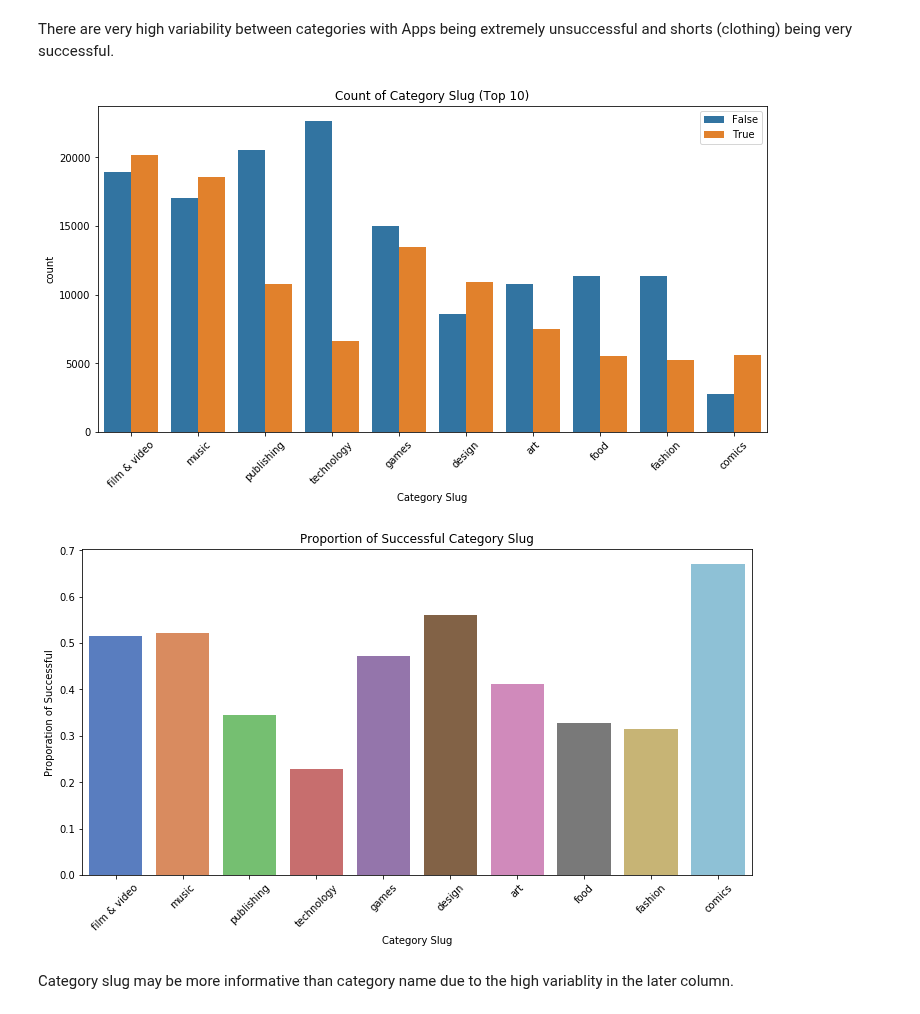
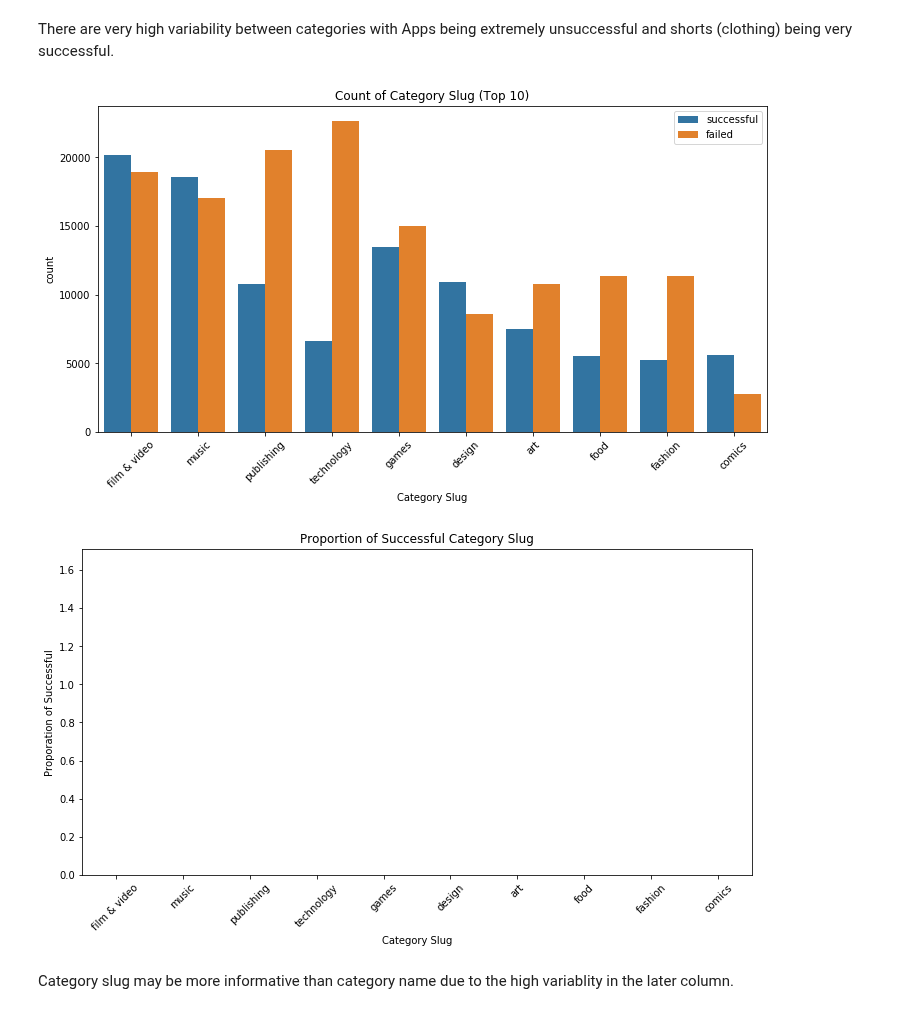
Before and after one commit to dwitten392/Springboard---DW, a Jupyter notebook: Capstone 1 - Kickstarter/Kickstarter Projects - Cleaning and Visualization.ipynb, the cells around one changed output. Drawn from its saved outputs; the diff is of its cells as text; code cells hidden in the pictures.

```diff
--- a/Capstone 1 - Kickstarter/Kickstarter Projects - Cleaning and Visualization.ipynb
+++ b/Capstone 1 - Kickstarter/Kickstarter Projects - Cleaning and Visualization.ipynb
@@ -141,12 +136,13 @@ cleaned_data['prop_goal'] = cleaned_data['usd_pledged'] / cleaned_data['goal_USD
 # %%
 #strip out city name
 cleaned_data['city'] = [i.split(', ')[0] for i in cleaned_data['location_displayable_name']]
-# %%
-#convert binary outcome to boolean
-cleaned_data['outcome'] = [(i == 'successful') for i in cleaned_data['binary_state']]
 # %%
 #count the length of the name
 cleaned_data['name_length'] = [len(str(i).split()) for i in cleaned_data.name]
+# %%
+#convert success
+d = {'successful' : 1, 'failed' : 0}
+cleaned_data.binary_state = cleaned_data.binary_state.map(d)
 # %% [markdown]
 ## Looking at Text Columns (blurb and name)
 # %%
@@ -431,6 +427,8 @@ Name: name_length, dtype: float64
 # %% [markdown]
 Longer blurbs were more likely to be successful on average. There is a high concentration of failures in the 1-4 name length range compared with the more uniform distribution of successes.
 # %%
+d = {1 : 'successful', 0 : 'failed'}
+cleaned_data.binary_state = cleaned_data.binary_state.map(d)
 #looking distribution of the backers_count column
 f, ax = plt.subplots(figsize=(20, 6))
 ax.set_xscale("log")
@@ -734,26 +732,26 @@ plt.show()
 There are very high variability between categories with Apps being extremely unsuccessful and shorts (clothing) being very successful.
 # %%
 fig = plt.figure(figsize = (12, 6))
-chart = sns.countplot(x = 'category_slug', hue = 'outcome', data = cleaned_data, order=cleaned_data.category_slug.value_counts().iloc[:10].index)
+chart = sns.countplot(x = 'category_slug', hue = 'binary_state', data = cleaned_data, order=cleaned_data.category_slug.value_counts().iloc[:10].index)
 chart.set_xticklabels(chart.get_xticklabels(), rotation=45)
 plt.legend(title ='')
 plt.xlabel('Category Slug')
 plt.title("Count of Category Slug (Top 10)")
 plt.show()
 
 #probability distribution
-y = (cleaned_data['category_slug'].loc[cleaned_data['outcome'] == True].value_counts())/(cleaned_data['category_slug'].value_counts())
+y = (cleaned_data['category_slug'].loc[cleaned_data['binary_state'] == True].value_counts())/(cleaned_data['category_slug'].value_counts())
 y = y.sort_values(ascending = False)
 fig=plt.figure(figsize=(12,6))
 ax = sns.barplot(x = y.index, y = y, order=cleaned_data.category_slug.value_counts().iloc[:10].index, palette = 'muted')
 ax.set_xticklabels(ax.get_xticklabels(), rotation=45)
 plt.xlabel('Category Slug')
 plt.ylabel('Proporation of Successful')
 plt.title('Proportion of Successful Category Slug')
 plt.show()
 # %% [output]
-[figure, old version]
+[figure, new version]
-[figure, old version]
+[figure, new version]
 # %% [markdown]
 Category slug may be more informative than category name due to the high variablity in the later column.
 # %%
```
Also changed, not shown: parts of 32 cells of this notebook.
